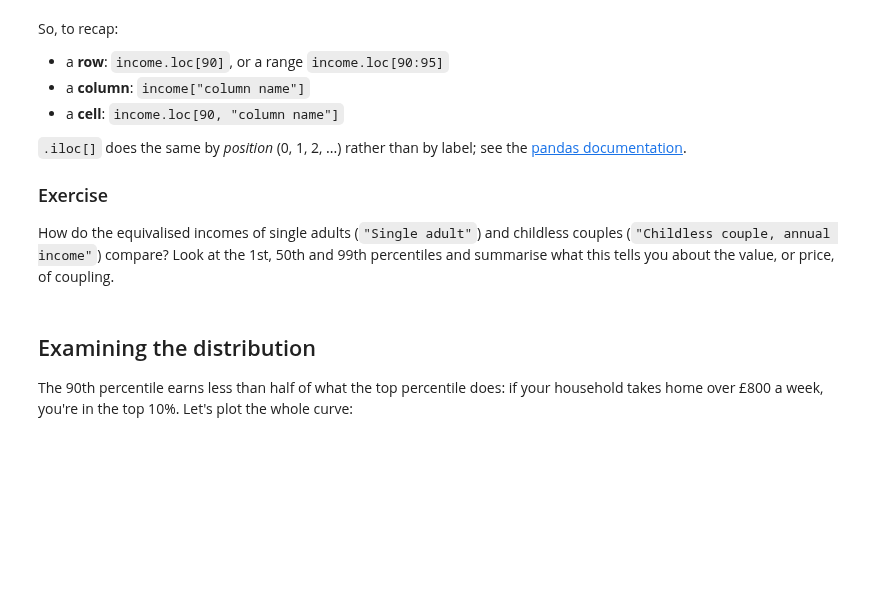
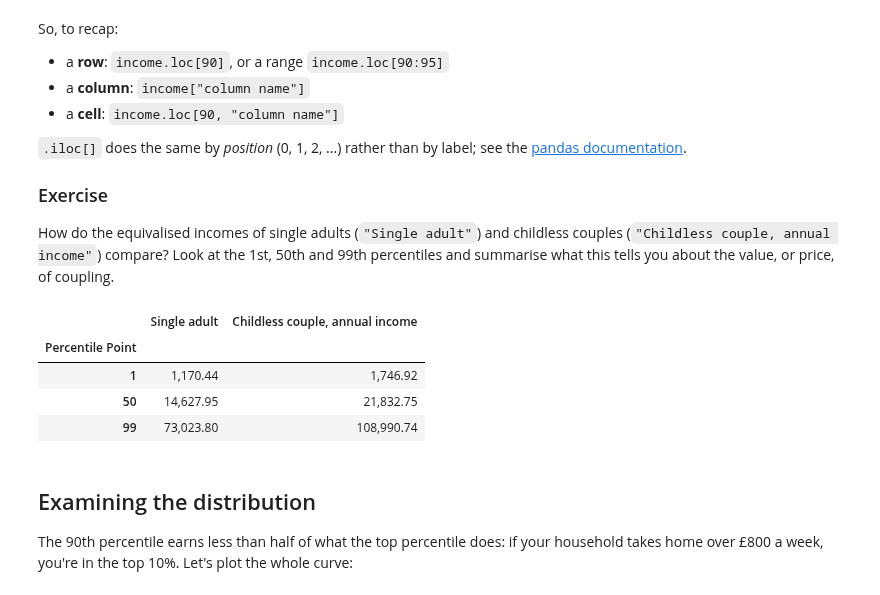
Before and after one commit to aaliyamckee/QM2, a Jupyter notebook: Aaliya_W02_Pandas.ipynb, the cells around one changed output. Cells and saved outputs as stored; diff of their text form; code cells hidden in the pictures; blank space fills up the shorter version.

```diff
--- a/Aaliya_W02_Pandas.ipynb
+++ b/Aaliya_W02_Pandas.ipynb
@@ -131,3 +131,14 @@ How do the equivalised incomes of single adults (`"Single adult"`) and childless
+# %%
+
+income.loc[[1, 50, 99], ["Single adult", "Childless couple, annual income"]]
+
+# interpretation: childless couple have more money on average, likely because they are earning two salaries as opposed to one.
+# %% [output]
+|  | Single adult | Childless couple, annual income |
+| Percentile Point |  |  |
+| 1 | 1,170.44 | 1,746.92 |
+| 50 | 14,627.95 | 21,832.75 |
+| 99 | 73,023.80 | 108,990.74 |
 # %% [markdown]
 ## Examining the distribution
 
```
Also changed, not shown: parts of 9 cells of this notebook.
